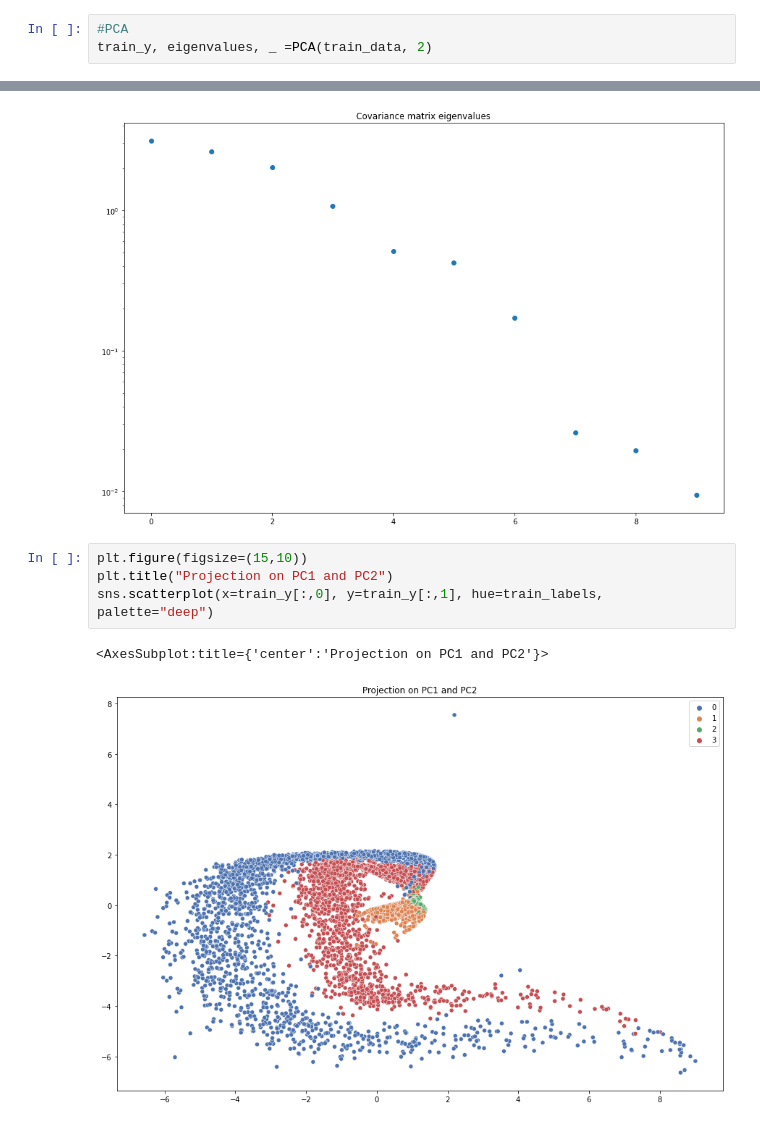
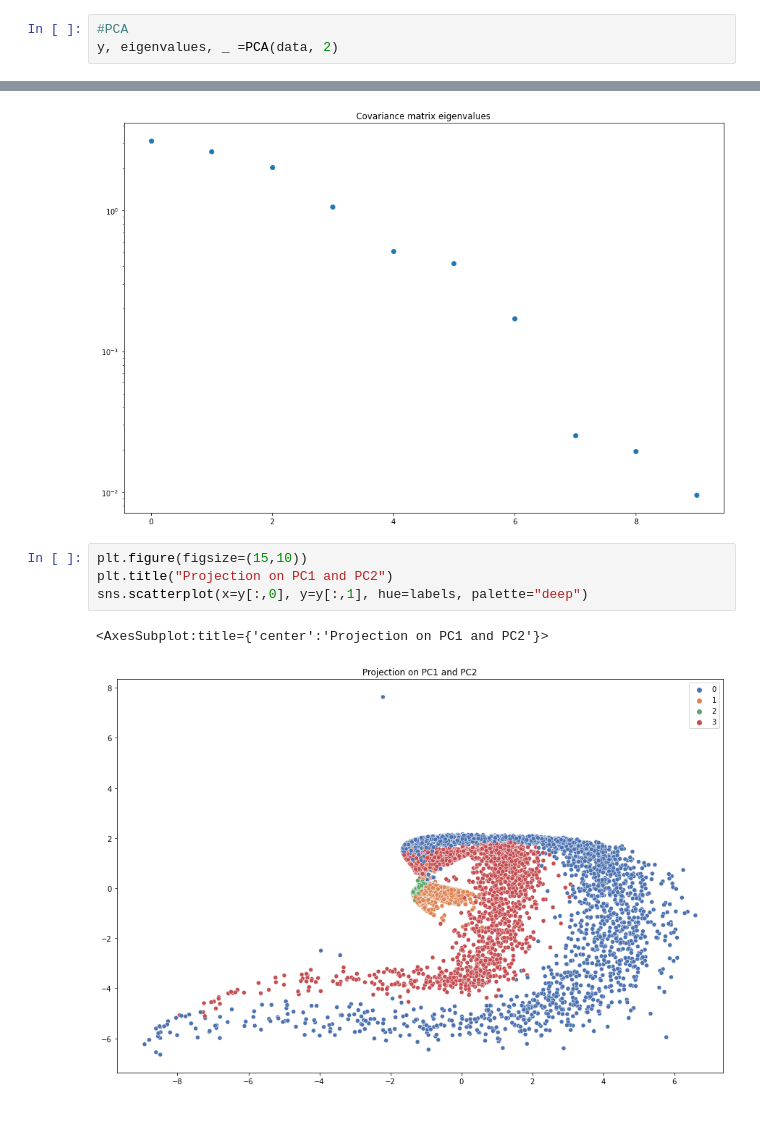
Before and after one commit to lorenzobasile/UnsupervisedLearning, a Jupyter notebook: KernelPCA.ipynb, the cells around one changed output, grey strips where cells are left out. Saved outputs shown, nothing was run; the diff lists cells and outputs as text.

```diff
--- a/KernelPCA.ipynb
+++ b/KernelPCA.ipynb
@@ -26,7 +27,7 @@ test_data=data[-test_size:]
 test_labels=labels[-test_size:]
 # %%
 #PCA
-train_y, eigenvalues, _ =PCA(train_data, 2)
+y, eigenvalues, _ =PCA(data, 2)
 # %%
 plt.figure(figsize=(15,10))
 plt.title("Covariance matrix eigenvalues")
@@ -37,7 +38,7 @@ plt.semilogy(eigenvalues, 'o')
 # %%
 plt.figure(figsize=(15,10))
 plt.title("Projection on PC1 and PC2")
-sns.scatterplot(x=train_y[:,0], y=train_y[:,1], hue=train_labels, palette="deep")
+sns.scatterplot(x=y[:,0], y=y[:,1], hue=labels, palette="deep")
 # %% [output]
 <AxesSubplot:title={'center':'Projection on PC1 and PC2'}>
-[figure, old version]
+[figure, new version]
```
Also changed, not shown: parts of 12 cells of this notebook, 1 other file.
